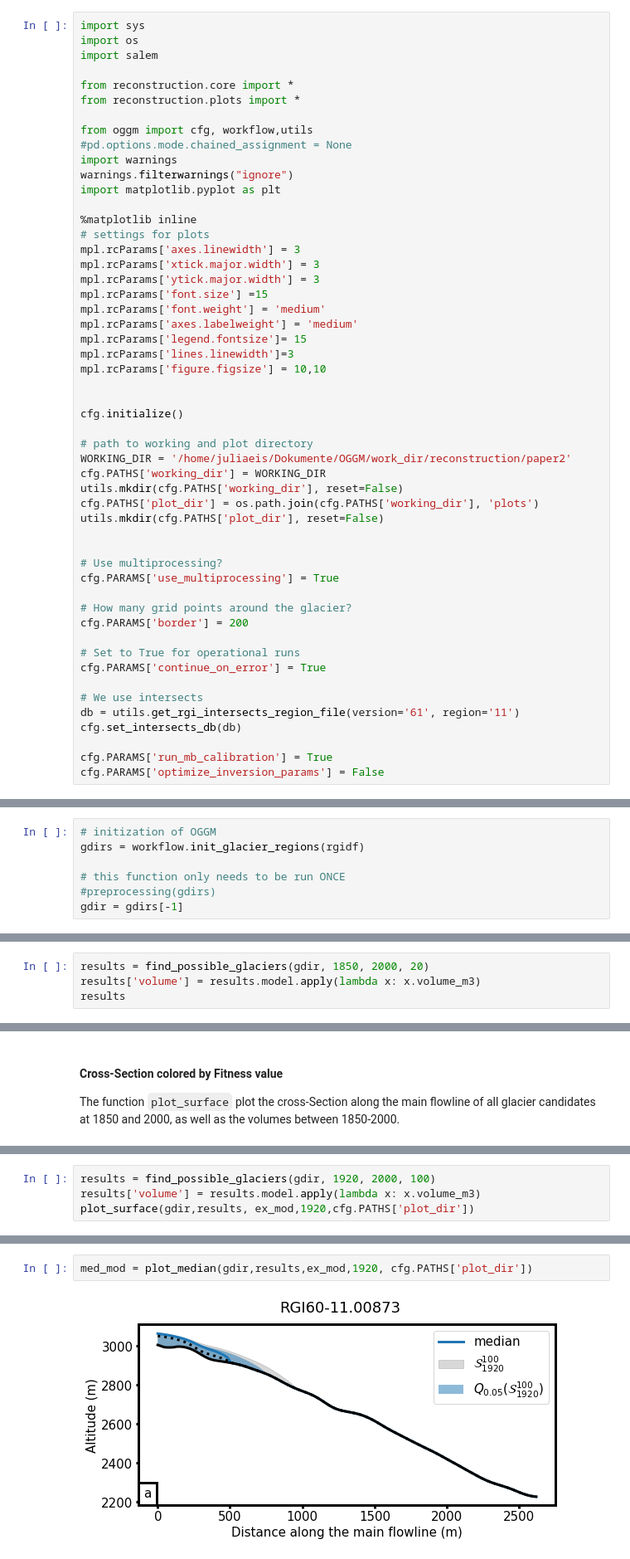
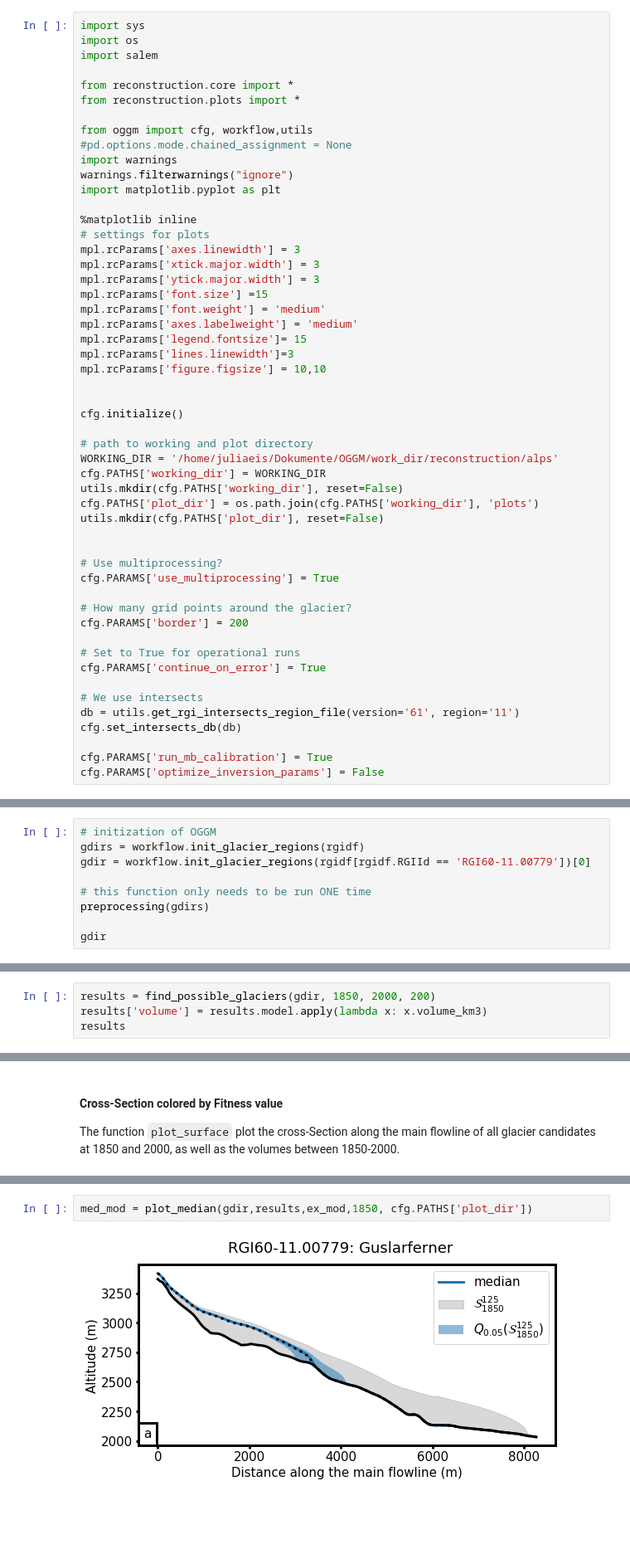
Before and after one commit to OGGM/initialization, a Jupyter notebook: examples/reconstruction_example.ipynb, the cells around one changed output, grey strips where cells are left out. Shown at 83% size. Saved outputs shown, nothing was run; the diff lists cells and outputs as text; blank space fills up the shorter version.

```diff
--- a/examples/reconstruction_example.ipynb
+++ b/examples/reconstruction_example.ipynb
@@ -34,7 +34,7 @@ mpl.rcParams['figure.figsize'] = 10,10
 cfg.initialize()
 
 # path to working and plot directory
-WORKING_DIR = '/home/juliaeis/Dokumente/OGGM/work_dir/reconstruction/paper2'
+WORKING_DIR = '/home/juliaeis/Dokumente/OGGM/work_dir/reconstruction/alps'
 cfg.PATHS['working_dir'] = WORKING_DIR
 utils.mkdir(cfg.PATHS['working_dir'], reset=False)
 cfg.PATHS['plot_dir'] = os.path.join(cfg.PATHS['working_dir'], 'plots')
@@ -79,7 +79,9 @@ The function "preprocessing(gdirs)" runs all required steps of OGGM, before we c
 # %%
 # initization of OGGM
 gdirs = workflow.init_glacier_regions(rgidf)
+gdir = workflow.init_glacier_regions(rgidf[rgidf.RGIId == 'RGI60-11.00779'])[0]
 
-# this function only needs to be run ONCE
-#preprocessing(gdirs)
-gdir = gdirs[-1]
+# this function only needs to be run ONE time
+preprocessing(gdirs)
+
+gdir
@@ -122,5 +128,5 @@ To reconstruct the glacier you need to call the function `find_possible_glaciers
 # %%
-results = find_possible_glaciers(gdir, 1850, 2000, 20)
-results['volume'] = results.model.apply(lambda x: x.volume_m3)
+results = find_possible_glaciers(gdir, 1850, 2000, 200)
+results['volume'] = results.model.apply(lambda x: x.volume_km3)
 results
 # %% [output]
@@ -163,4 +167,0 @@ The plots already show, that all tested glaciers are possible. That is because a
-# %%
-results = find_possible_glaciers(gdir, 1920, 2000, 100)
-results['volume'] = results.model.apply(lambda x: x.volume_m3)
-plot_surface(gdir,results, ex_mod,1920,cfg.PATHS['plot_dir'])
@@ -194,5 +194,5 @@ We also found out that the median state of the 5% quantile of all glaciers with
 # %%
-med_mod = plot_median(gdir,results,ex_mod,1920, cfg.PATHS['plot_dir'])
+med_mod = plot_median(gdir,results,ex_mod,1850, cfg.PATHS['plot_dir'])
 # %% [output]
-[figure, old version]
+[figure, new version]
 # %% [markdown]
```
Also changed, not shown: parts of 21 cells of this notebook, 1 other file.
